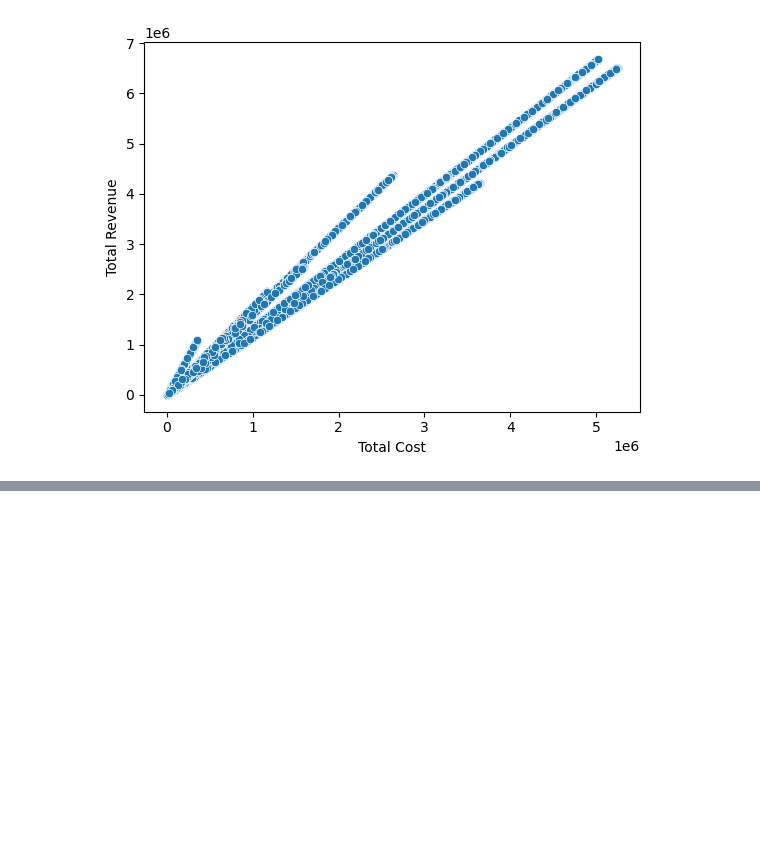
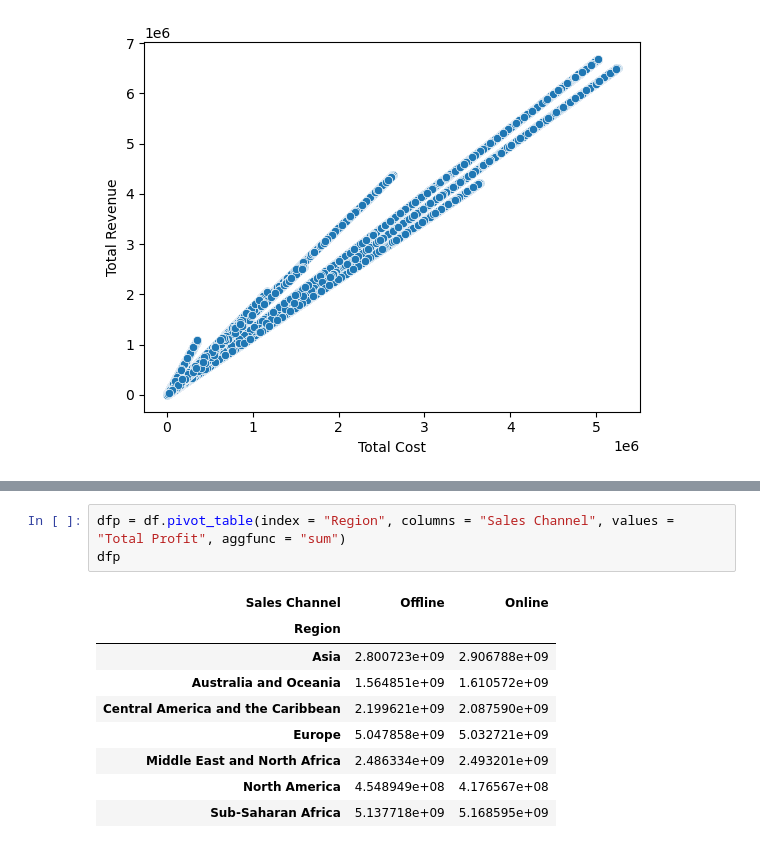
Before and after one commit to zanafiii/data-science-a-z, a Jupyter notebook: Part5_Data Visualization.ipynb, the cells around one changed output, grey strips where cells are left out. Drawn from its saved outputs; the diff is of its cells as text; blank space fills up the shorter version.

```diff
--- a/Part5_Data Visualization.ipynb
+++ b/Part5_Data Visualization.ipynb
@@ -253,0 +276,13 @@ sns.scatterplot(x = "Total Cost", y = "Total Revenue", data = df)
+# %%
+dfp = df.pivot_table(index = "Region", columns = "Sales Channel", values = "Total Profit", aggfunc = "sum")
+dfp
+# %% [output]
+| Sales Channel | Offline | Online |
+| Region |  |  |
+| Asia | 2.800723e+09 | 2.906788e+09 |
+| Australia and Oceania | 1.564851e+09 | 1.610572e+09 |
+| Central America and the Caribbean | 2.199621e+09 | 2.087590e+09 |
+| Europe | 5.047858e+09 | 5.032721e+09 |
+| Middle East and North Africa | 2.486334e+09 | 2.493201e+09 |
+| North America | 4.548949e+08 | 4.176567e+08 |
+| Sub-Saharan Africa | 5.137718e+09 | 5.168595e+09 |
```
Also changed, not shown: parts of 3 cells of this notebook.
